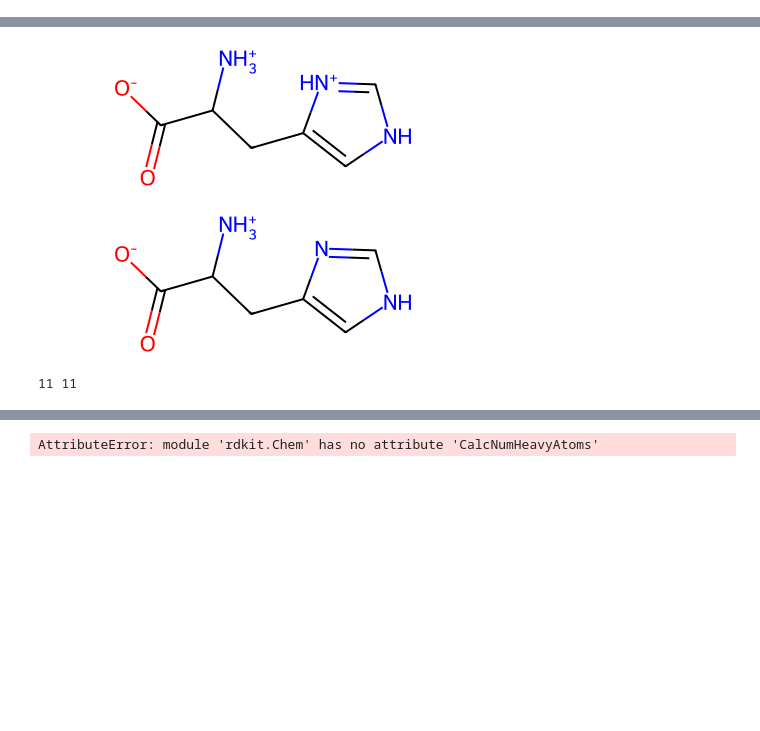
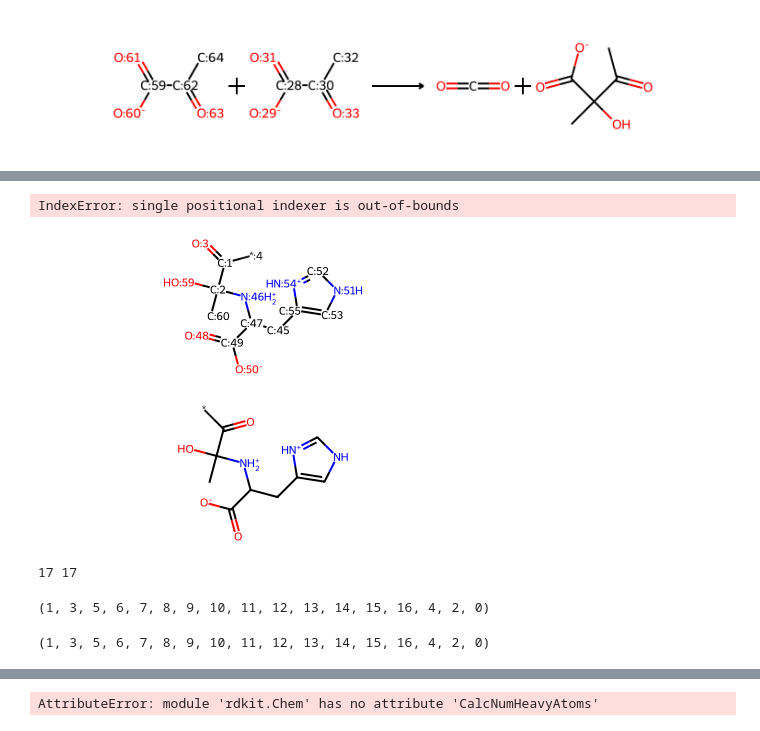
Before and after one commit to stefanpate/enz-rxn-data, a Jupyter notebook: explore_mechanism.ipynb, the cells around one changed output, grey strips where cells are left out. Cells and saved outputs as stored; diff of their text form; code cells hidden in the pictures; blank space fills up the shorter version.

```diff
--- a/explore_mechanism.ipynb
+++ b/explore_mechanism.ipynb
@@ -60,0 +55,4 @@ display_mech_labeled_rxn(entry_722['compounds'], Path(filepaths.mcsa_mols), invo
+# %%
+display_mech_labeled_rxn(722, Path(filepaths.mcsa_mols))
+# %% [output]
+[figure, added]
@@ -61,9 +61,21 @@ display_mech_labeled_rxn(entry_722['compounds'], Path(filepaths.mcsa_mols), invo
+# %%
+display_mech_labeled_rxn(219, Path(filepaths.mcsa_mols))
+# %% [output]
+IndexError: single positional indexer is out-of-bounds
 # %%
-query = Chem.MolFromSmiles('[H][NH2+]C(Cc1c[nH]c[nH+]1)C(=O)[O-]')
-mol = Chem.MolFromSmiles('[NH3+]C(Cc1c[nH]cn1)C(=O)[O-]')
+query = Chem.MolFromSmiles('[C:1]([C:2]([N+:46]([CH:47]([CH2:45][c:55]1[cH:53][nH:51][cH:52][nH+:54]1)[C:49](=[O:48])[O-:50])([H:61])[H:62])([O:59][H:57])[CH3:60])(=[O:3])[*:4]')
+mol = Chem.MolFromSmiles('*C(=O)C(C)([NH2+]C(Cc1c[nH]c[nH+]1)C(=O)[O-])O[H]')
 display(query), display(mol)
 print(query.GetNumAtoms(), mol.GetNumAtoms())
 # %% [output]
-[figure, old version]
+[figure, new version]
-[figure, old version]
+[figure, new version]
-11 11
+17 17
+# %%
+mol.GetSubstructMatch(query)
+# %% [output]
+(1, 3, 5, 6, 7, 8, 9, 10, 11, 12, 13, 14, 15, 16, 4, 2, 0)
+# %%
+mol.GetSubstructMatch(query)
+# %% [output]
+(1, 3, 5, 6, 7, 8, 9, 10, 11, 12, 13, 14, 15, 16, 4, 2, 0)
```
Also changed, not shown: parts of 16 cells of this notebook, 3 other files.
